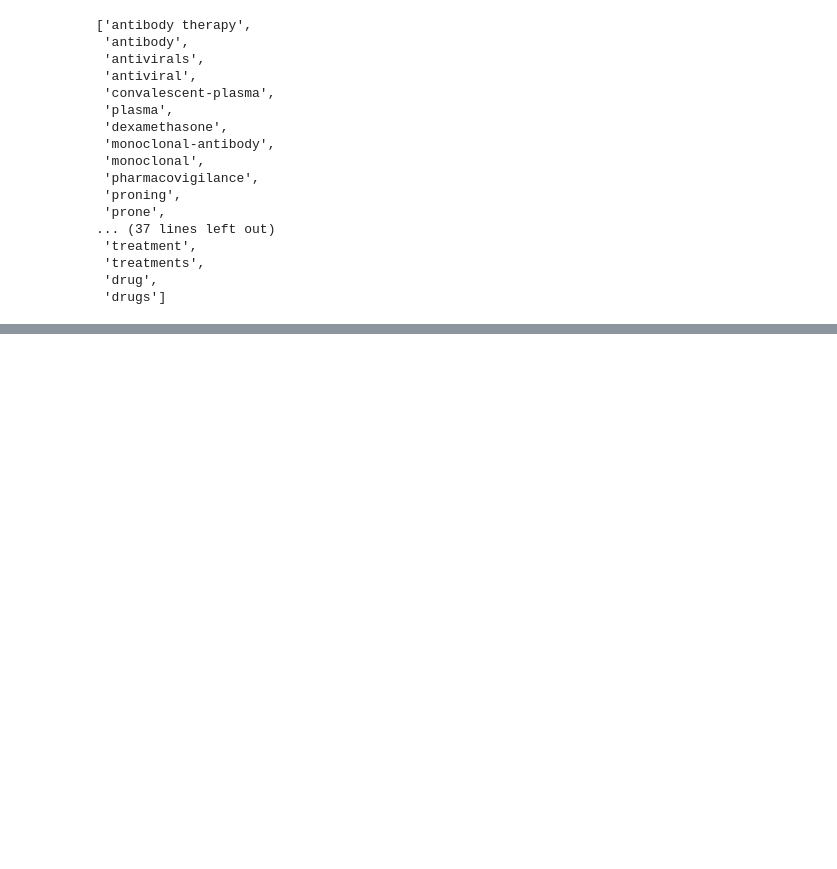
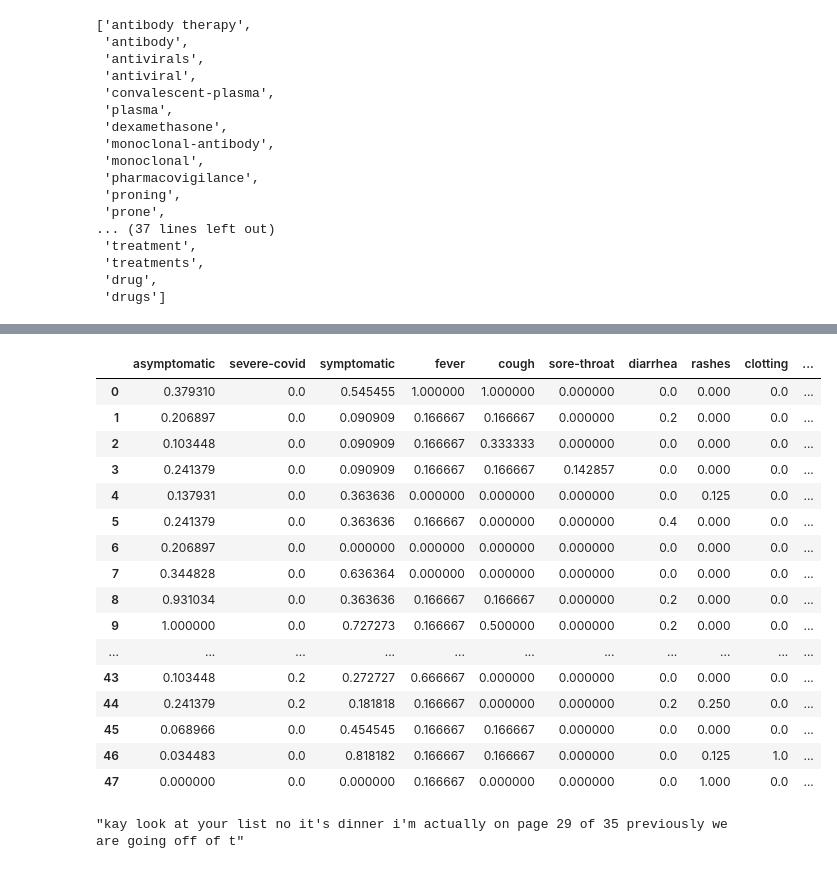
Before and after one commit to arivargasb/NM-COVID-OH-dashboard, a Jupyter notebook: Notebooks/COVID OH_YouTubeTranscriptions.ipynb, the cells around one changed output, grey strips where cells are left out. Drawn from its saved outputs; the diff is of its cells as text; code cells hidden in the pictures; blank space fills up the shorter version.

```diff
--- a/Notebooks/COVID OH_YouTubeTranscriptions.ipynb
+++ b/Notebooks/COVID OH_YouTubeTranscriptions.ipynb
@@ -925,0 +1056,8 @@ fig.write_html("../graphs/therapies.html")
+# %%
+symptoms = (lexicon["type"] == 'symptom')
+df_symptom = lexicon.loc[symptoms]
+df_symptom
+
+vocab_symptom = df_symptom['word'].tolist()
+len(vocab_symptom)
+vocab_symptom
@@ -925,0 +1178,4 @@ fig.write_html("../graphs/therapies.html")
+# %%
+symp = pd.DataFrame(count_dict)
+symp
+symp.sum(axis = 0, skipna = True)
@@ -925,0 +1200,4 @@ fig.write_html("../graphs/therapies.html")
+# %%
+# Drop columns with zeros only
+symp_filt=symp.loc[(symp.sum(axis=1) != 0), (symp.sum(axis=0) != 0)]
+symp_filt.sum(axis = 0, skipna = True)
@@ -925,0 +1222,5 @@ fig.write_html("../graphs/therapies.html")
+# %%
+# drop other columns that aren't relevant
+symp_filt=symp_filt.drop(['symptom', 'symptoms', 'non-critical-covid', 'mild-covid'], axis = 1)
+
+symp_filt.info()
@@ -925,0 +1245,38 @@ fig.write_html("../graphs/therapies.html")
+# %%
+
+def min_max_scaling(df):
+    # copy the dataframe
+    df_norm = df.copy()
+    # apply min-max scaling
+    for column in df_norm.columns:
+        df_norm[column] = (df_norm[column] - df_norm[column].min()) / (df_norm[column].max() - df_norm[column].min())
+
+    return df_norm
+
+# call the min_max_scaling function
+symp_filt_norm = min_max_scaling(symp_filt)
+
+symp_filt_norm
+# %% [output]
+|  | asymptomatic | severe-covid | symptomatic | fever | cough | sore-throat | diarrhea | rashes | clotting | ... |
+| 0 | 0.379310 | 0.0 | 0.545455 | 1.000000 | 1.000000 | 0.000000 | 0.0 | 0.000 | 0.0 | ... |
+| 1 | 0.206897 | 0.0 | 0.090909 | 0.166667 | 0.166667 | 0.000000 | 0.2 | 0.000 | 0.0 | ... |
+| 2 | 0.103448 | 0.0 | 0.090909 | 0.166667 | 0.333333 | 0.000000 | 0.0 | 0.000 | 0.0 | ... |
+| 3 | 0.241379 | 0.0 | 0.090909 | 0.166667 | 0.166667 | 0.142857 | 0.0 | 0.000 | 0.0 | ... |
+| 4 | 0.137931 | 0.0 | 0.363636 | 0.000000 | 0.000000 | 0.000000 | 0.0 | 0.125 | 0.0 | ... |
+| 5 | 0.241379 | 0.0 | 0.363636 | 0.166667 | 0.000000 | 0.000000 | 0.4 | 0.000 | 0.0 | ... |
+| 6 | 0.206897 | 0.0 | 0.000000 | 0.000000 | 0.000000 | 0.000000 | 0.0 | 0.000 | 0.0 | ... |
+| 7 | 0.344828 | 0.0 | 0.636364 | 0.000000 | 0.000000 | 0.000000 | 0.0 | 0.000 | 0.0 | ... |
+| 8 | 0.931034 | 0.0 | 0.363636 | 0.166667 | 0.166667 | 0.000000 | 0.2 | 0.000 | 0.0 | ... |
+| 9 | 1.000000 | 0.0 | 0.727273 | 0.166667 | 0.500000 | 0.000000 | 0.2 | 0.000 | 0.0 | ... |
+| ... | ... | ... | ... | ... | ... | ... | ... | ... | ... | ... |
+| 43 | 0.103448 | 0.2 | 0.272727 | 0.666667 | 0.000000 | 0.000000 | 0.0 | 0.000 | 0.0 | ... |
+| 44 | 0.241379 | 0.2 | 0.181818 | 0.166667 | 0.000000 | 0.000000 | 0.2 | 0.250 | 0.0 | ... |
+| 45 | 0.068966 | 0.0 | 0.454545 | 0.166667 | 0.166667 | 0.000000 | 0.0 | 0.000 | 0.0 | ... |
+| 46 | 0.034483 | 0.0 | 0.818182 | 0.166667 | 0.166667 | 0.000000 | 0.0 | 0.125 | 1.0 | ... |
+| 47 | 0.000000 | 0.0 | 0.000000 | 0.166667 | 0.000000 | 0.000000 | 0.0 | 1.000 | 0.0 | ... |
+# %%
+joined_string = ''.join(trans_list_clean[0])
+joined_string[1:100]
+# %% [output]
+"kay look at your list no it's dinner i'm actually on page 29 of 35 previously we are going off of t"
```
Also changed, not shown: parts of 67 cells of this notebook, 11 other files.
